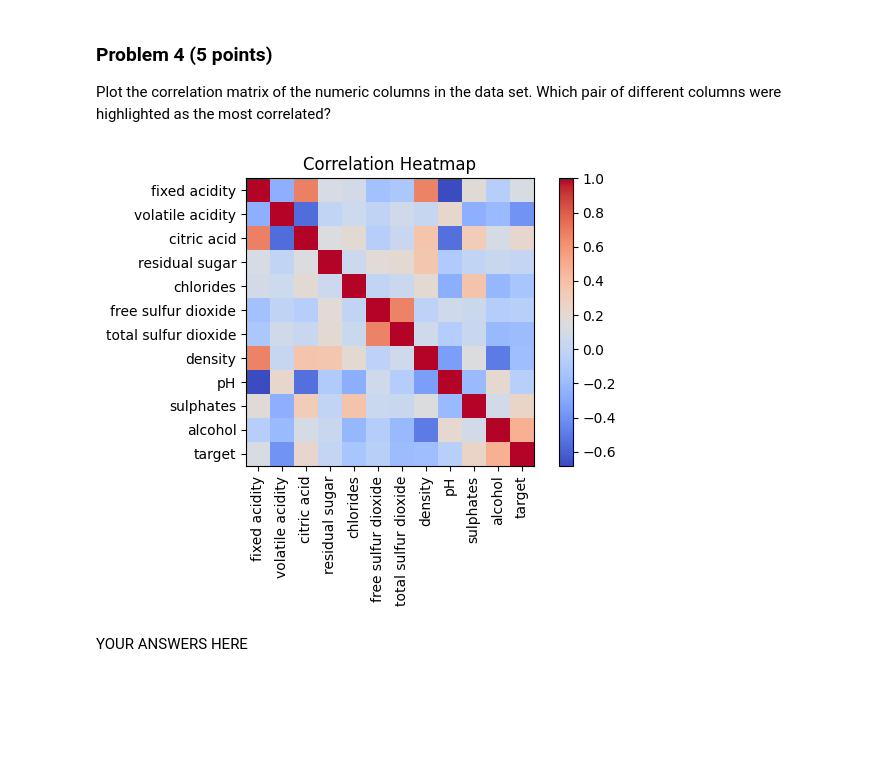
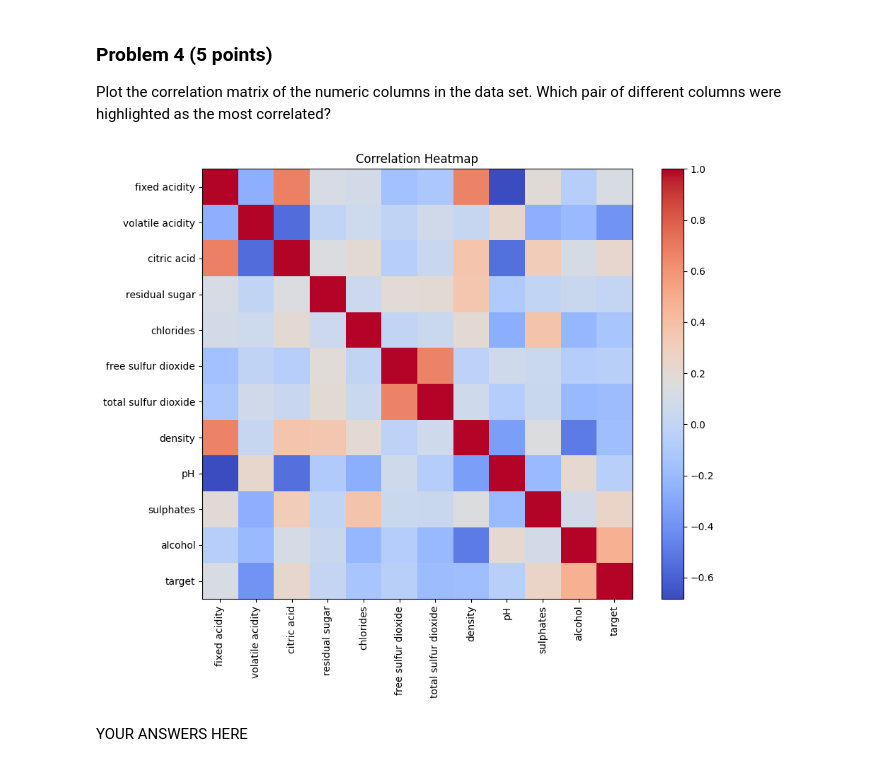
Before and after one commit to carlos00002/DX602-final-project, a Jupyter notebook: project.ipynb, the cells around one changed output. Saved outputs shown, nothing was run; the diff lists cells and outputs as text; code cells hidden in the pictures; blank space fills up the shorter version.

```diff
--- a/project.ipynb
+++ b/project.ipynb
@@ -286,18 +287,19 @@ Which pair of different columns were highlighted as the most correlated?
 # %%
 # YOUR CODE HERE
 '''
 The most strongly correlated pair is alcohol and quality (positive), meaning higher alcohol usually leads to higher scores.
 The strongest negative correlation is between volatile acidity and quality, higher volatile acidity tends to lower the wines rating.
 '''
+plt.figure(figsize=(10,8))
 plt.imshow(df_corr, cmap='coolwarm', interpolation='nearest')
 plt.colorbar()
 plt.xticks(range(len(df_corr.columns)), df_corr.columns, rotation=90)
 plt.yticks(range(len(df_corr.columns)), df_corr.columns)
 plt.title("Correlation Heatmap")
 plt.tight_layout()
 plt.show()
 # %% [output]
-[figure, old version]
+[figure, new version]
 # %% [markdown]
 YOUR ANSWERS HERE
 # %% [markdown]
```
Also changed, not shown: parts of 5 cells of this notebook.
